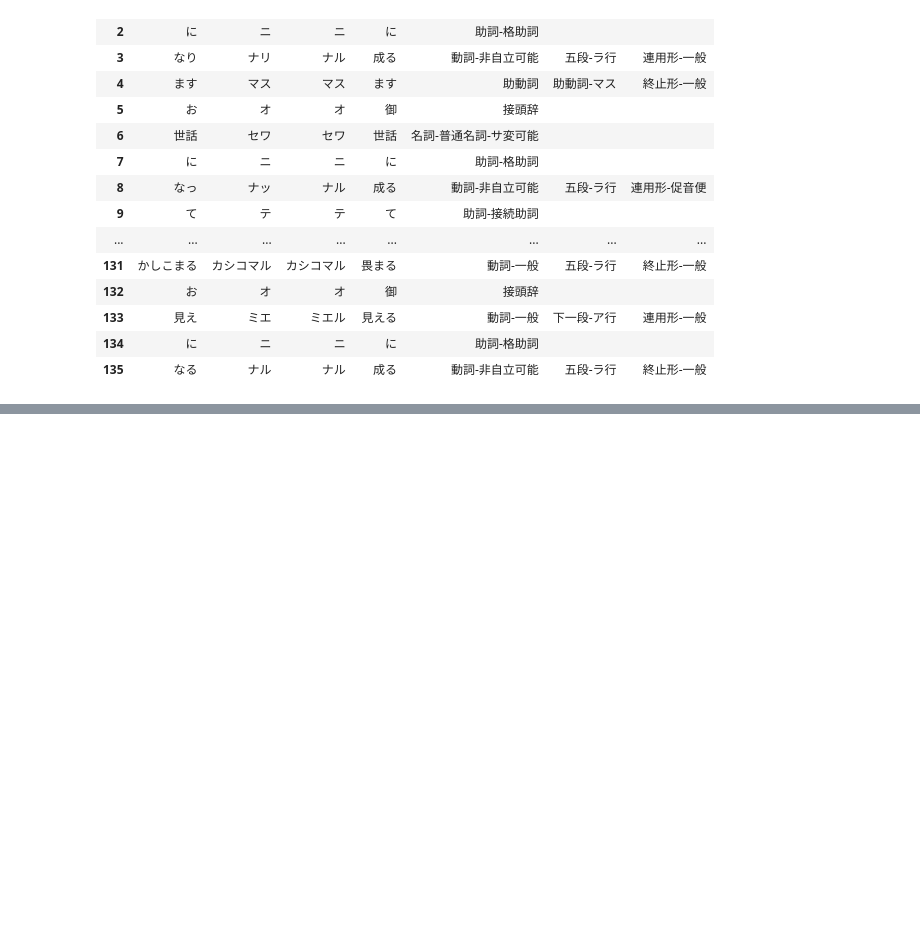
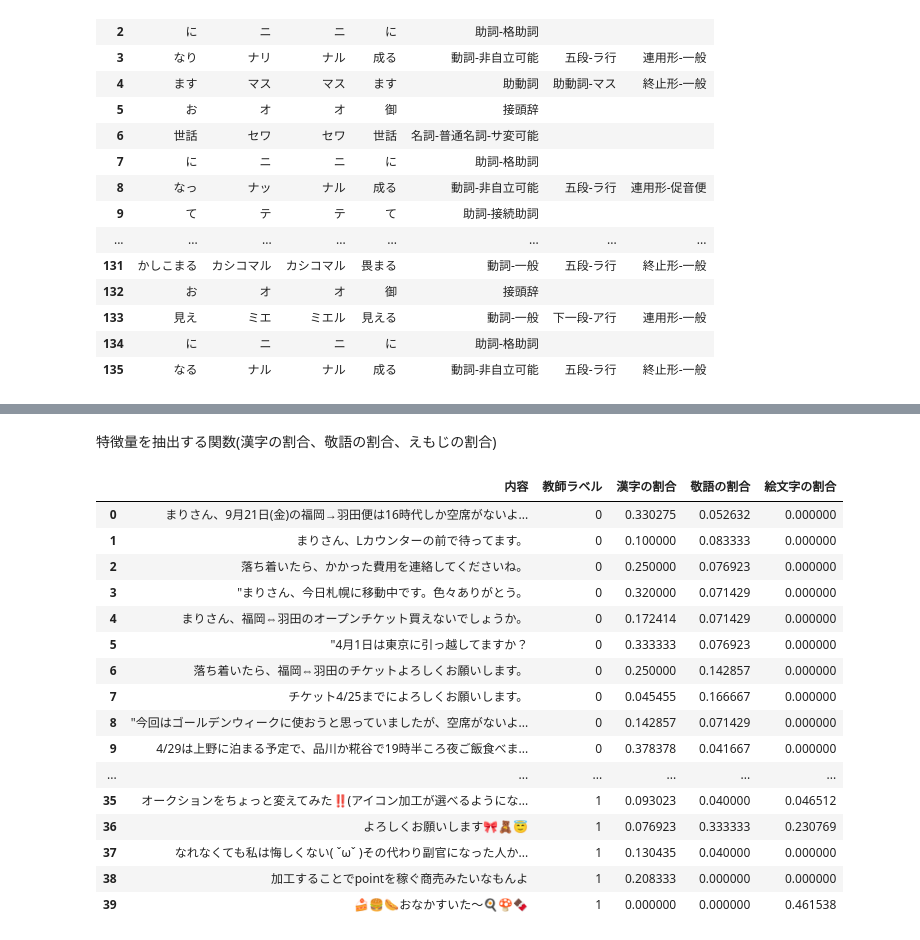
Before and after one commit to dec-ph04-teamJ/karaage_colab, a Jupyter notebook: 自然言語処理共有用.ipynb, the cells around one changed output, grey strips where cells are left out. Drawn from its saved outputs; the diff is of its cells as text; code cells hidden in the pictures; blank space fills up the shorter version.

```diff
--- a/自然言語処理共有用.ipynb
+++ b/自然言語処理共有用.ipynb
@@ -165,7 +172,7 @@ keigo_lis=["お世話になります",
 "お目にかかる",
 "お帰りになる",
 "帰られる",
-"おいとまする",
+"お暇する",
 "お待ちする",
 "ご存じ",
 "存じる",
@@ -278,0 +288,4 @@ df1
+# %%
+keigo_lis=["御","成る","ます","教示","下さる","沙汰","僭越","為さる","頂く","おっしゃる","れる","申す","いらっしゃる",
+                      "出でる","窺う","参る","御覧","拝見","拝聴","申し伝える","思し召す","存ずる","拝受する","賜わる","召し上がる",
+                    "差し上げる","です"]
@@ -278,0 +296,4 @@ df1
+# %%
+import MeCab
+tagger = MeCab.Tagger()
+print(tagger.parse("これはお金です"))
@@ -278,0 +353,10 @@ df1
+# %%
+yawaraka_df=pd.DataFrame(yawaraka_sentence,columns=["内容"])
+yawaraka_df["教師ラベル"]=1
+
+katai_df=pd.read_csv("/content/drive/MyDrive/アプリ開発/共有フォルダ/karaage_colab/data/硬い文章.csv")
+katai_df["教師ラベル"]=0
+katai_df=katai_df.loc[:,["内容","教師ラベル"]]
+df_kyousi= pd.concat([katai_df,yawaraka_df]).reset_index(drop=True)
+#データフレームを下に結合した。
+df_kyousi
@@ -278,0 +389,56 @@ df1
+# %% [markdown]
+特徴量を抽出する関数(漢字の割合、敬語の割合、えもじの割合)
+# %%
+def get_feature_value(df):
+  lis=[]
+  for index,content in zip(df.index,df["内容"]):
+    str_amount=len(content)
+    #文字列の長さ抽出
+    emoji_parcent=emoji.emoji_count(content)/str_amount
+    #文字列に対する絵文字の割合を出す。
+    kanji_parcent=len(re.findall('[\u4E00-\u9FD0]', content))/str_amount
+    #文字列に対する漢字の割合を出す。
+    tagger=MeCab.Tagger()
+    words=tagger.parse(content).split("\n")
+    #一行ごとに形態素解析。splitをすることで各単語に分けることができる。
+    words=words[:-2]
+    #いらない要素があるので消す
+    keigo_count=0
+    for word in words:
+      keigo_check=word.split("\t")[3]
+      #3番目の要素に比較する敬語かどうか比較する要素が入っている
+      if keigo_check in keigo_lis:
+        #敬語がまとめてあるリストと要素を比較する。
+        keigo_count+=1
+      else:
+        continue
+    keigo_parcent=keigo_count/len(words)
+    lis.append([kanji_parcent,keigo_parcent,emoji_parcent])
+    df_kyousi=pd.DataFrame(lis,columns=["漢字の割合","敬語の割合","絵文字の割合"])
+  df=pd.concat([df, df_kyousi], axis=1)
+  return df
+
+
+
+
+df_kyousi=get_feature_value(df_kyousi)
+
+df_kyousi
+# %% [output]
+|  | 内容 | 教師ラベル | 漢字の割合 | 敬語の割合 | 絵文字の割合 |
+| 0 | まりさん、9月21日(金)の福岡→羽田便は16時代しか空席がないよ... | 0 | 0.330275 | 0.052632 | 0.000000 |
+| 1 | まりさん、Lカウンターの前で待ってます。 | 0 | 0.100000 | 0.083333 | 0.000000 |
+| 2 | 落ち着いたら、かかった費用を連絡してくださいね。 | 0 | 0.250000 | 0.076923 | 0.000000 |
+| 3 | "まりさん、今日札幌に移動中です。色々ありがとう。 | 0 | 0.320000 | 0.071429 | 0.000000 |
+| 4 | まりさん、福岡⇔羽田のオープンチケット買えないでしょうか。 | 0 | 0.172414 | 0.071429 | 0.000000 |
+| 5 | "4月1日は東京に引っ越してますか？ | 0 | 0.333333 | 0.076923 | 0.000000 |
+| 6 | 落ち着いたら、福岡⇔羽田のチケットよろしくお願いします。 | 0 | 0.250000 | 0.142857 | 0.000000 |
+| 7 | チケット4/25までによろしくお願いします。 | 0 | 0.045455 | 0.166667 | 0.000000 |
+| 8 | "今回はゴールデンウィークに使おうと思っていましたが、空席がないよ... | 0 | 0.142857 | 0.071429 | 0.000000 |
+| 9 | 4/29は上野に泊まる予定で、品川か糀谷で19時半ころ夜ご飯食べま... | 0 | 0.378378 | 0.041667 | 0.000000 |
+| ... | ... | ... | ... | ... | ... |
+| 35 | オークションをちょっと変えてみた‼️(アイコン加工が選べるようにな... | 1 | 0.093023 | 0.040000 | 0.046512 |
+| 36 | よろしくお願いします🎀🧸😇 | 1 | 0.076923 | 0.333333 | 0.230769 |
+| 37 | なれなくても私は悔しくない( ˇωˇ )その代わり副官になった人か... | 1 | 0.130435 | 0.040000 | 0.000000 |
+| 38 | 加工することでpointを稼ぐ商売みたいなもんよ | 1 | 0.208333 | 0.000000 | 0.000000 |
+| 39 | 🍰🍔🌭おなかすいた〜🍳🍄🍫 | 1 | 0.000000 | 0.000000 | 0.461538 |
```
Also changed, not shown: parts of 20 cells of this notebook, 1 other file.
